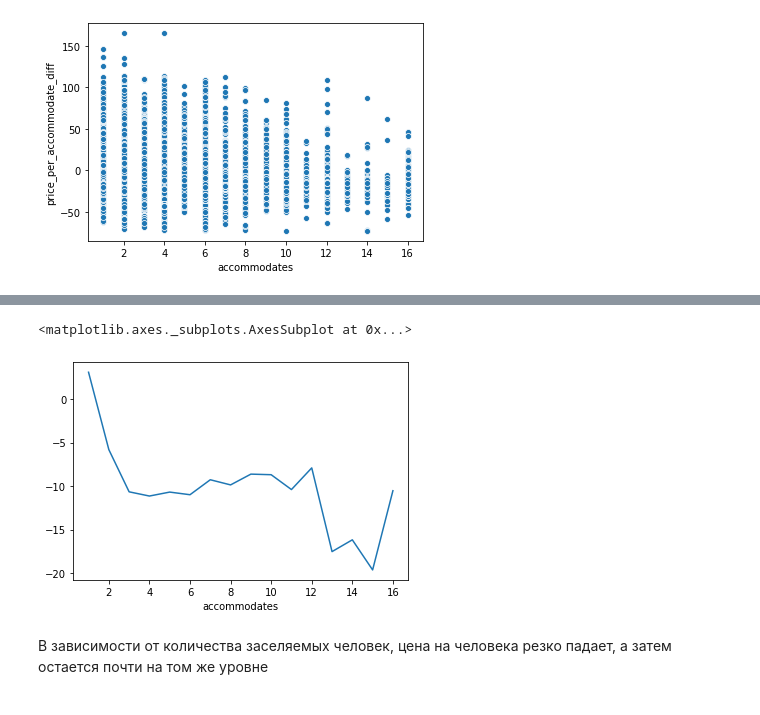
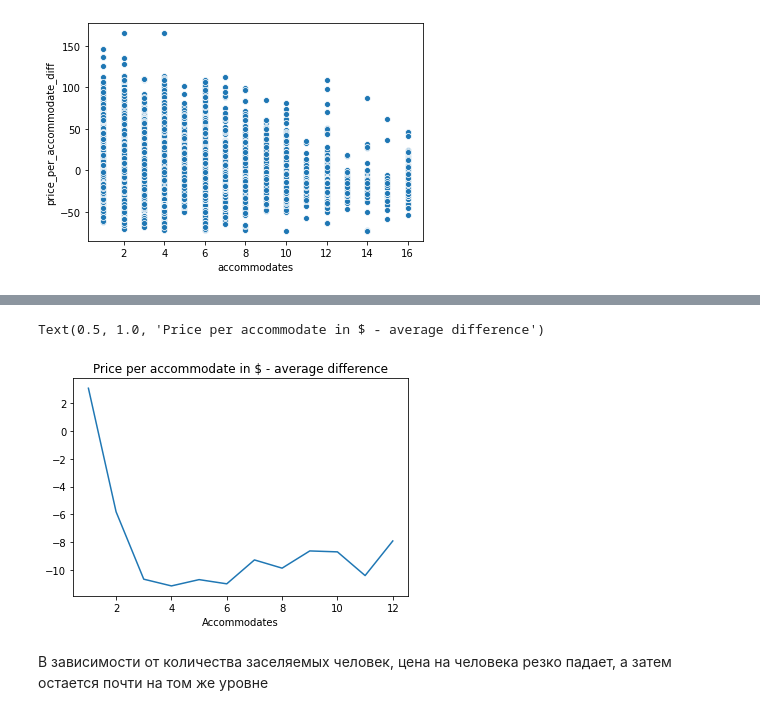
Before and after one commit to belya/test-task, a Jupyter notebook: segmentation-apts.ipynb, the cells around one changed output, grey strips where cells are left out. Drawn from its saved outputs; the diff is of its cells as text; code cells hidden in the pictures.

```diff
--- a/segmentation-apts.ipynb
+++ b/segmentation-apts.ipynb
@@ -184,3 +184,5 @@ sns.scatterplot(
 # %% [output]
 <matplotlib.axes._subplots.AxesSubplot at 0x...>
 [figure]
+# %%
+places_df["shared_bath_text"] = places_df["shared_bath"].apply({True: "Yes", False: "No"}.get)
@@ -187,8 +196,10 @@ sns.scatterplot(
 # %%
-places_df[~places_df["outlier"]].groupby("accommodates")["price_per_accommodate_diff"].mean().plot()
+places_df[~places_df["outlier"] & (places_df["accommodates"] < 13)].groupby("accommodates")["price_per_accommodate_diff"].mean().plot()
+plt.xlabel("Accommodates")
+plt.title("Price per accommodate in $ - average difference")
 # %% [output]
-<matplotlib.axes._subplots.AxesSubplot at 0x...>
+Text(0.5, 1.0, 'Price per accommodate in $ - average difference')
-[figure, old version]
+[figure, new version]
 # %% [markdown]
 В зависимости от количества заселяемых человек, цена на человека резко падает, а затем остается почти на том же уровне
 # %%
```
Also changed, not shown: parts of 1 cell of this notebook, 9 other files.
